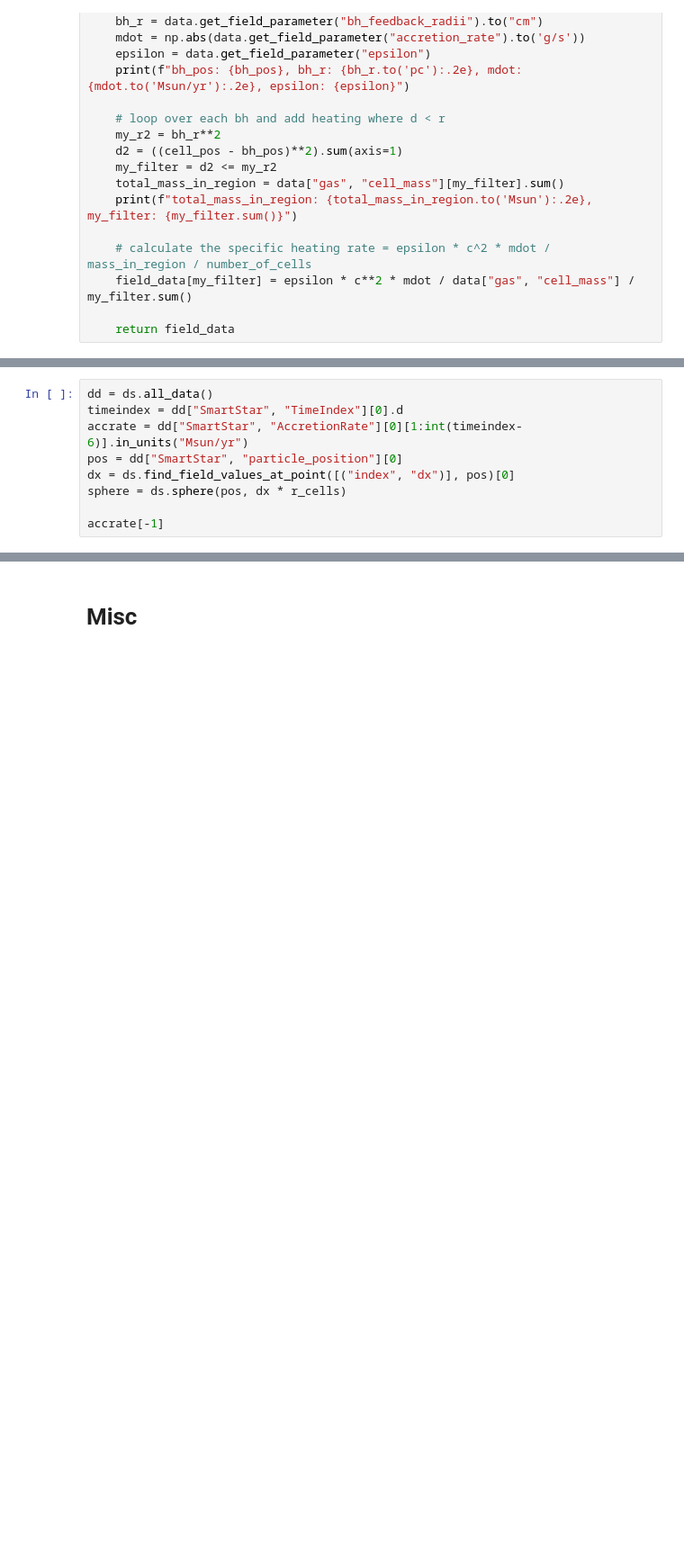
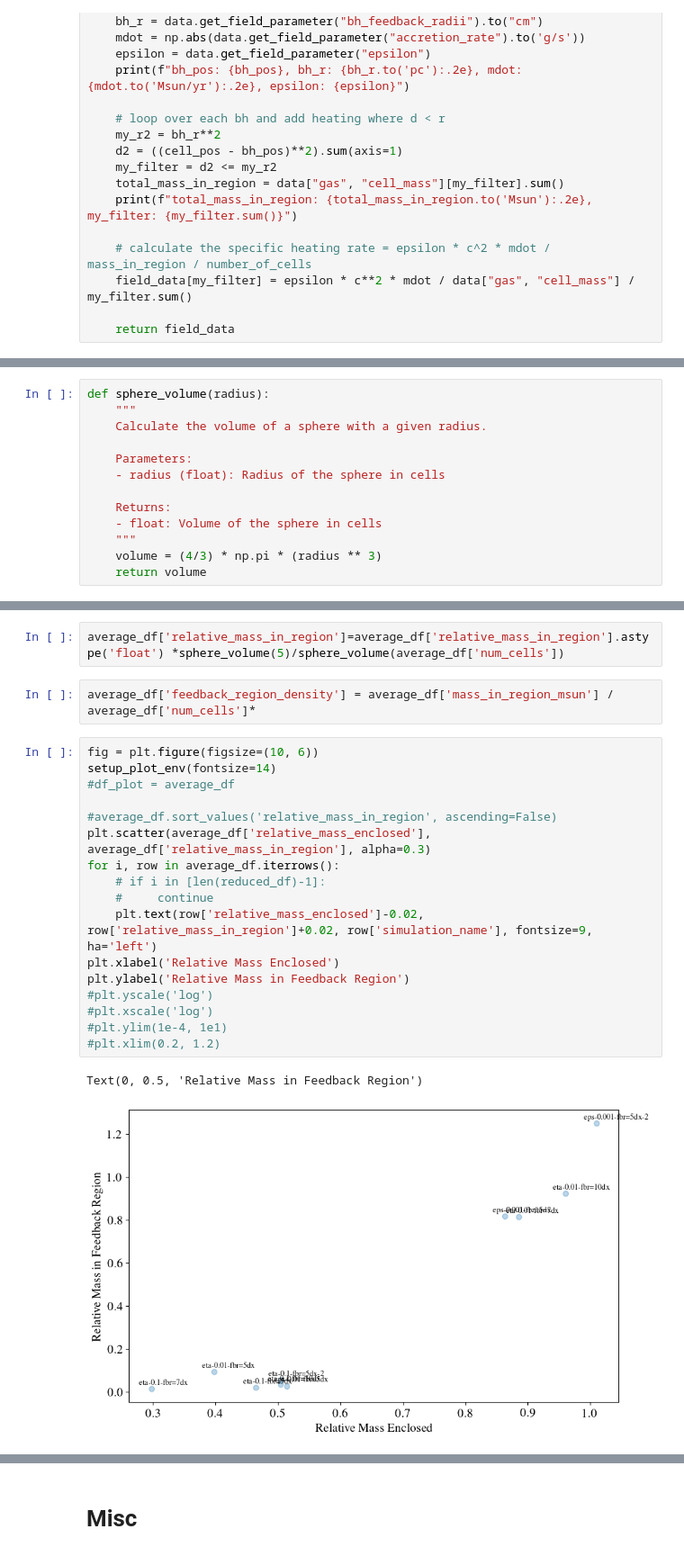
Before and after one commit to simonetgordon/smartstar_simulation_analysis, a Jupyter notebook: python_scripts/plot_tc_ts_ratio.ipynb, the cells around one changed output, grey strips where cells are left out. Shown at 90% size. Saved outputs shown, nothing was run; the diff lists cells and outputs as text; blank space fills up the shorter version.

```diff
--- a/python_scripts/plot_tc_ts_ratio.ipynb
+++ b/python_scripts/plot_tc_ts_ratio.ipynb
@@ -1555,10 +1575 @@ age: 31.73368295442397 Myr
 unyt_quantity(105.43504505, '(dimensionless)')
-# %%
-dd = ds.all_data()
-timeindex = dd["SmartStar", "TimeIndex"][0].d
-accrate = dd["SmartStar", "AccretionRate"][0][1:int(timeindex-6)].in_units("Msun/yr")
-pos = dd["SmartStar", "particle_position"][0]
-dx = ds.find_field_values_at_point([("index", "dx")], pos)[0]
-sphere = ds.sphere(pos, dx * r_cells)
-
-accrate[-1]
@@ -1586,0 +1609,13 @@ tdyn_event_1: 2.22e-02 Myr, tdyn_event_2: 2.82e-02 Myr, tdyn_event_3: 1.64e-02 M
+# %%
+def sphere_volume(radius):
+    """
+    Calculate the volume of a sphere with a given radius.
+
+    Parameters:
+    - radius (float): Radius of the sphere in cells
+
+    Returns:
+    - float: Volume of the sphere in cells
+    """
+    volume = (4/3) * np.pi * (radius ** 3)
+    return volume
@@ -1586,0 +1675,24 @@ tdyn_event_1: 2.22e-02 Myr, tdyn_event_2: 2.82e-02 Myr, tdyn_event_3: 1.64e-02 M
+# %%
+average_df['relative_mass_in_region']=average_df['relative_mass_in_region'].astype('float') *sphere_volume(5)/sphere_volume(average_df['num_cells'])
+# %%
+average_df['feedback_region_density'] = average_df['mass_in_region_msun'] / average_df['num_cells']*
+# %%
+fig = plt.figure(figsize=(10, 6))
+setup_plot_env(fontsize=14)
+#df_plot = average_df
+
+#average_df.sort_values('relative_mass_in_region', ascending=False)
+plt.scatter(average_df['relative_mass_enclosed'], average_df['relative_mass_in_region'], alpha=0.3)
+for i, row in average_df.iterrows():
+    # if i in [len(reduced_df)-1]:
+    #     continue
+    plt.text(row['relative_mass_enclosed']-0.02, row['relative_mass_in_region']+0.02, row['simulation_name'], fontsize=9, ha='left')
+plt.xlabel('Relative Mass Enclosed')
+plt.ylabel('Relative Mass in Feedback Region')
+#plt.yscale('log')
+#plt.xscale('log')
+#plt.ylim(1e-4, 1e1)
+#plt.xlim(0.2, 1.2)
+# %% [output]
+Text(0, 0.5, 'Relative Mass in Feedback Region')
+[figure, added]
```
Also changed, not shown: parts of 35 cells of this notebook.
